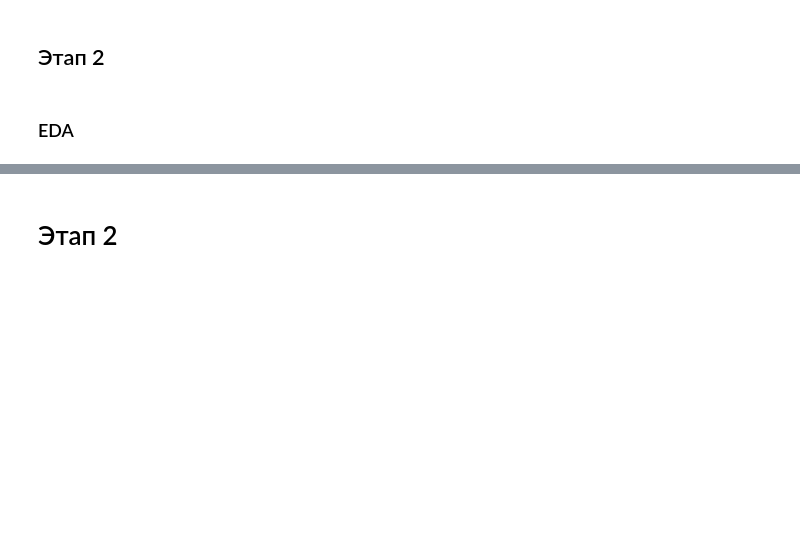
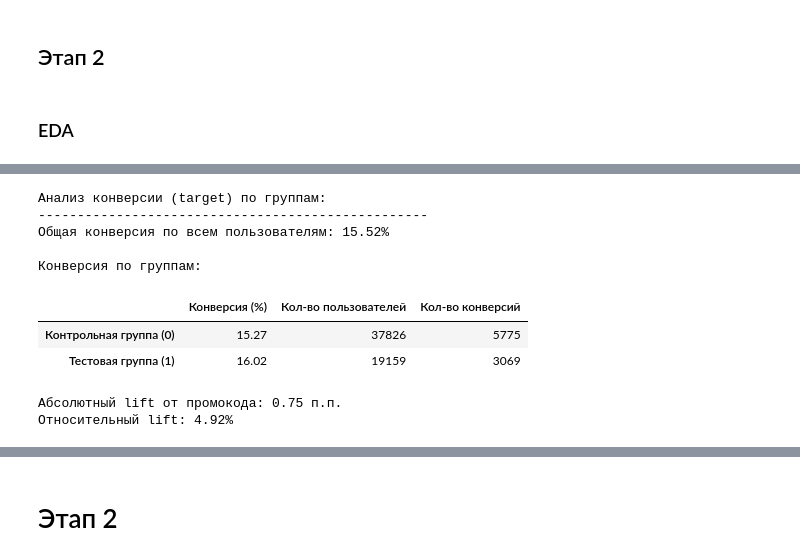
Before and after one commit to koranevskiy/mle-uplift-sprint-5, a Jupyter notebook: final_project_template.ipynb, the cells around one changed output, grey strips where cells are left out. Saved outputs shown, nothing was run; the diff lists cells and outputs as text; code cells hidden in the pictures; blank space fills up the shorter version.

```diff
--- a/final_project_template.ipynb
+++ b/final_project_template.ipynb
@@ -168,0 +226,38 @@ dtype: object
+# %%
+# Анализ целевой переменной (конверсии) по группам
+
+print("\nАнализ конверсии (target) по группам:")
+print("-" * 50)
+
+# Общая конверсия
+overall_conversion = df['target'].mean() * 100
+print(f"Общая конверсия по всем пользователям: {overall_conversion:.2f}%")
+
+# Конверсия по группам
+conversion_by_group = df.groupby('treatment')['target'].agg(['mean', 'count', 'sum'])
+conversion_by_group['mean'] = conversion_by_group['mean'] * 100
+conversion_by_group.columns = ['Конверсия (%)', 'Кол-во пользователей', 'Кол-во конверсий']
+conversion_by_group.index = ['Контрольная группа (0)', 'Тестовая группа (1)']
+
+print("\nКонверсия по группам:")
+display(conversion_by_group.round(2))
+
+# Lift от промокода
+control_conv = conversion_by_group.loc['Контрольная группа (0)', 'Конверсия (%)']
+treatment_conv = conversion_by_group.loc['Тестовая группа (1)', 'Конверсия (%)']
+lift = treatment_conv - control_conv
+relative_lift = (treatment_conv - control_conv) / control_conv * 100
+
+print(f"\nАбсолютный lift от промокода: {lift:.2f} п.п.")
+print(f"Относительный lift: {relative_lift:.2f}%")
+# %% [output]
+Анализ конверсии (target) по группам:
+--------------------------------------------------
+Общая конверсия по всем пользователям: 15.52%
+
+Конверсия по группам:
+|  | Конверсия (%) | Кол-во пользователей | Кол-во конверсий |
+| Контрольная группа (0) | 15.27 | 37826 | 5775 |
+| Тестовая группа (1) | 16.02 | 19159 | 3069 |
+Абсолютный lift от промокода: 0.75 п.п.
+Относительный lift: 4.92%
```
Also changed, not shown: parts of 20 cells of this notebook.
